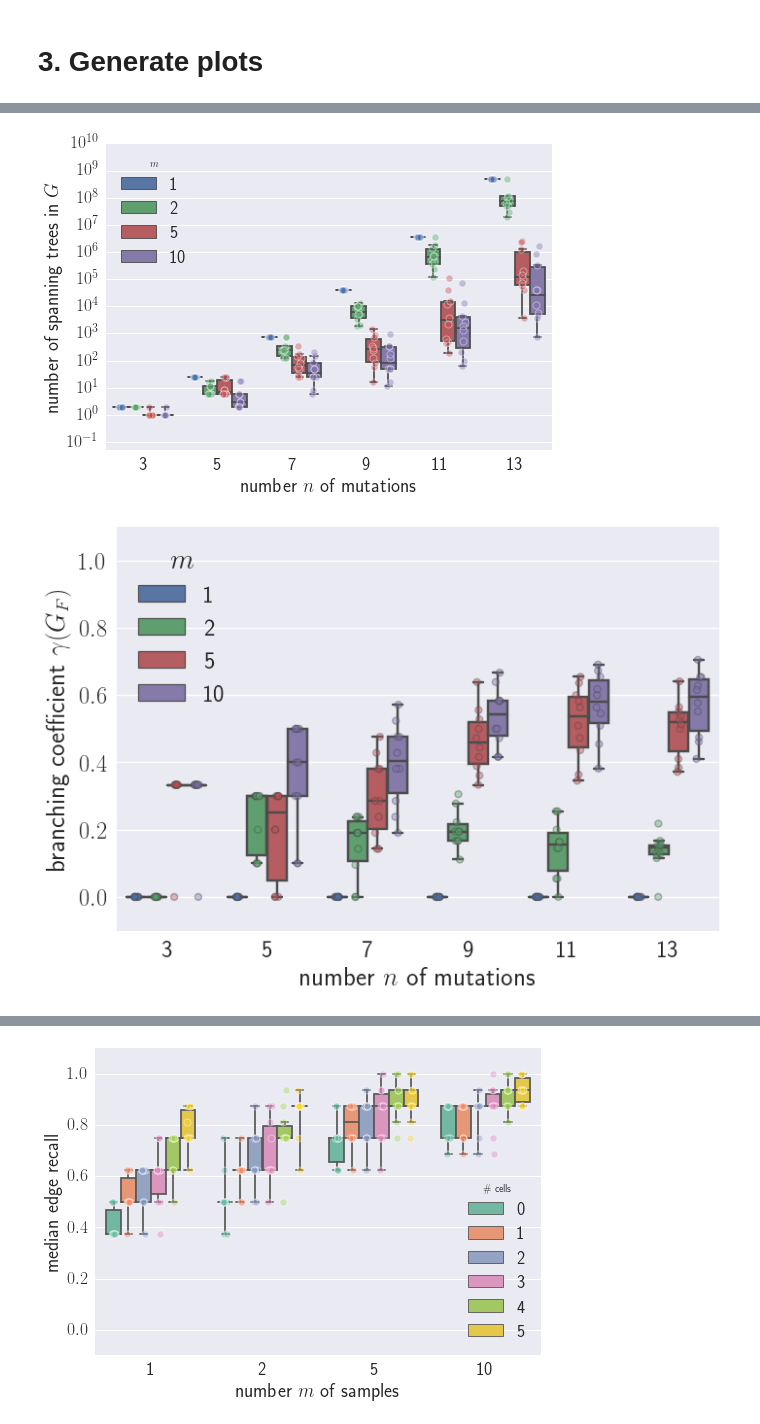
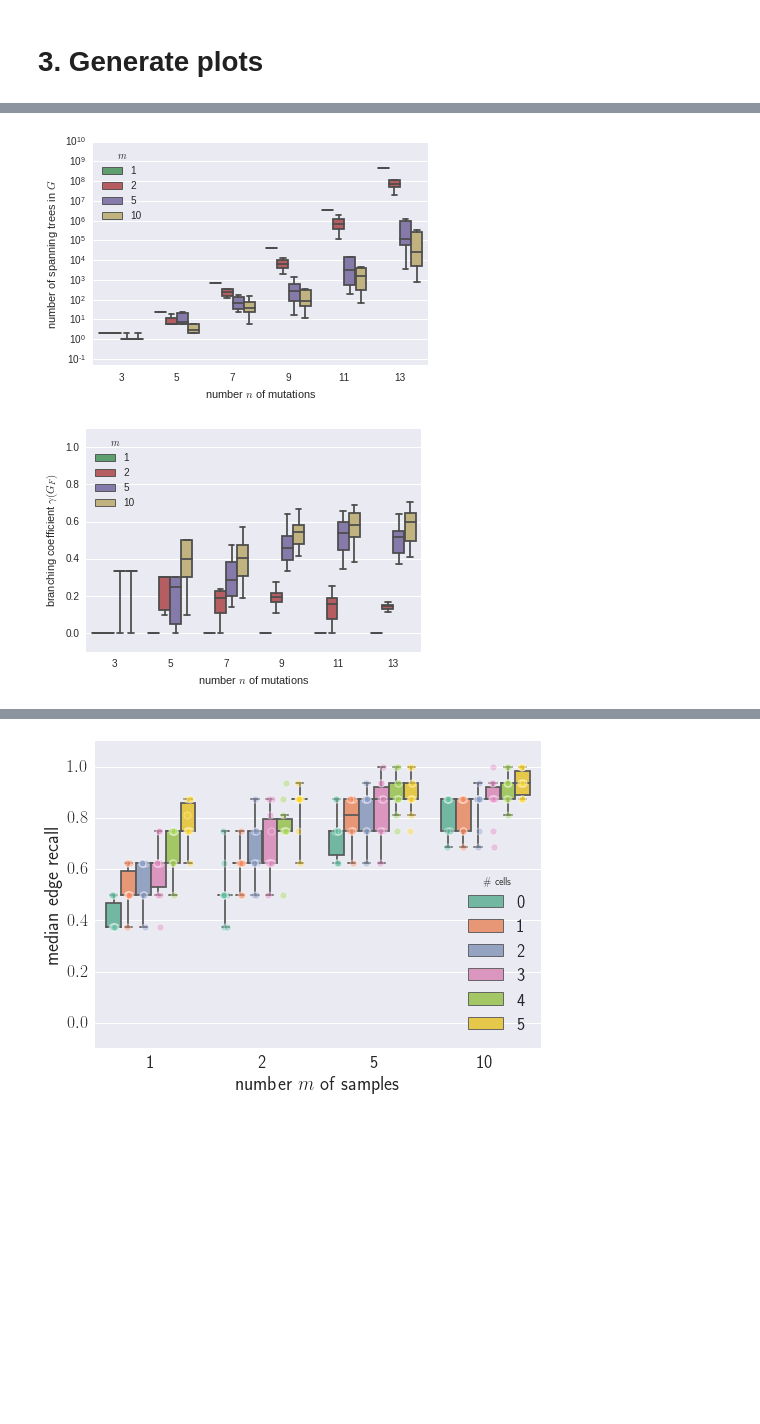
Before and after one commit to elkebir-group/PPM-NonUniq, a Jupyter notebook: analysis.ipynb, the cells around one changed output, grey strips where cells are left out. Cells and saved outputs as stored; diff of their text form; code cells hidden in the pictures; blank space fills up the shorter version.

```diff
--- a/analysis.ipynb
+++ b/analysis.ipynb
@@ -415,6 +418,6 @@ plt.savefig("solutions.pdf")
 # %%
-sns.stripplot(data=df, x="n", y="bound", hue="k", split=True, linewidth=1, alpha=.4, jitter=.1)
-ax = sns.boxplot(data=df, x="n", y="bound", hue="k", showfliers=False)
+#sns.stripplot(data=df, x="n", y="bound", hue="k", split=True, linewidth=1, alpha=.4, jitter=.1)
+ax = sns.boxplot(data=df, x="n", y="bound", hue="k", showfliers=False, palette=sns.color_palette()[1:5])
 ax.set(yscale="log")
 handles, labels = ax.get_legend_handles_labels()
 ax.legend(handles[0:4], labels[0:4], title="$m$", loc="upper left")
@@ -423,18 +426,18 @@ ax.set_xlabel("number $n$ of mutations")
 ax.set_ylabel("number of spanning trees in $G$")
 plt.savefig("spanning_trees.pdf")
 # %% [output]
-[figure, old version]
+[figure, new version]
 # %%
 df['gamma']=1-df['inc']
-sns.stripplot(data=df, x="n", y="gamma", hue="k", alpha=.4, jitter=.1, linewidth=1, split=True)
-ax = sns.boxplot(data=df, x="n", y="gamma", hue="k", showfliers=False)
+#sns.stripplot(data=df, x="n", y="gamma", hue="k", alpha=.4, jitter=.1, linewidth=1, split=True)
+ax = sns.boxplot(data=df, x="n", y="gamma", hue="k", showfliers=False, palette=sns.color_palette()[1:5])
 handles, labels = ax.get_legend_handles_labels()
 l = plt.legend(handles[0:4], labels[0:4], title="$m$", loc="upper left")
 ax.set_ylim((-0.1, 1.1))
 ax.set_xlabel("number $n$ of mutations")
 ax.set_ylabel("branching coefficient $\gamma(G_F)$")
 plt.savefig("frac_comparable.pdf")
 # %% [output]
-[figure, old version]
+[figure, new version]
 # %%
 df['ratio'] = df['count'] / df['bound']
```
Also changed, not shown: parts of 6 cells of this notebook.
